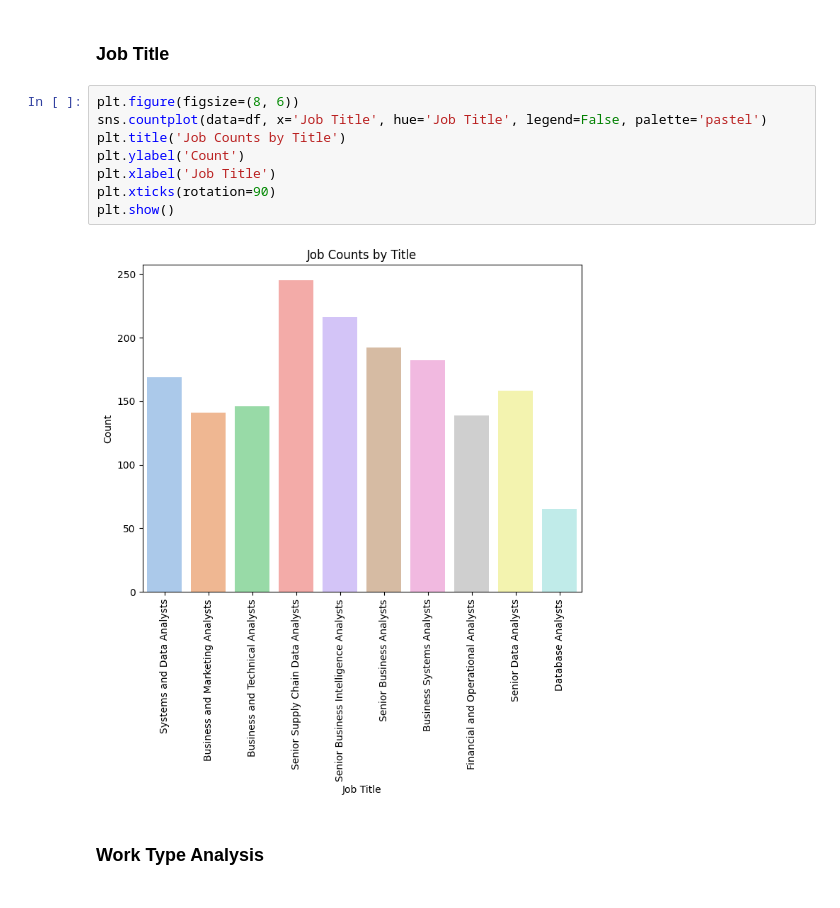
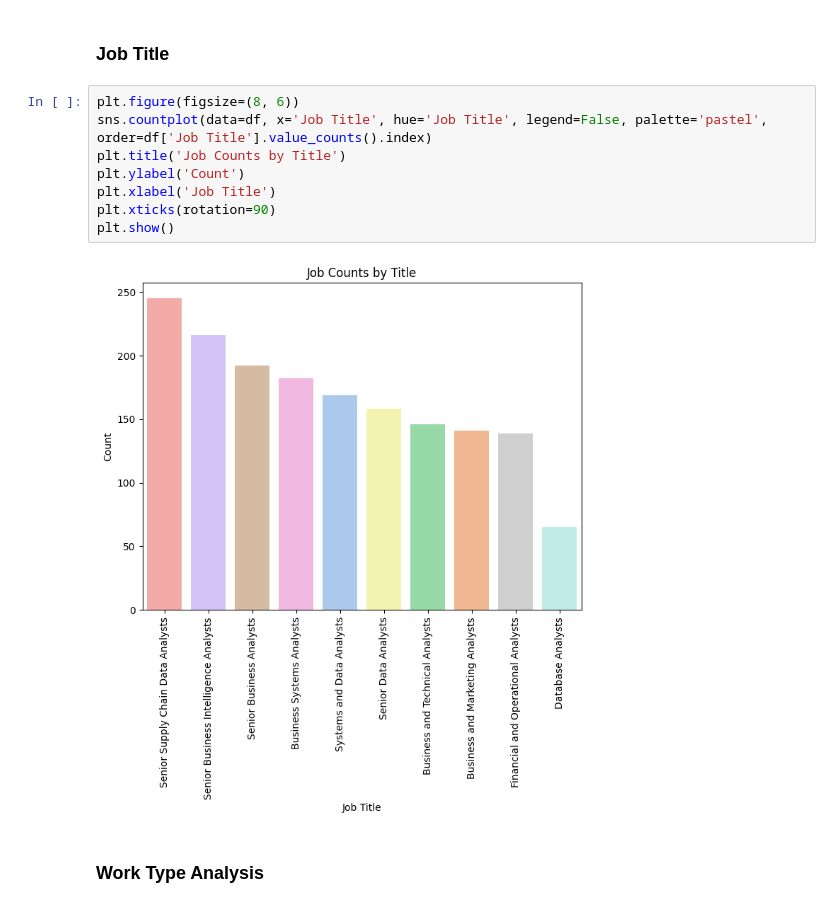
Before and after one commit to d-daphne/DataAnalysisJobsCanadEDA, a Jupyter notebook: DataAnalysisJobInCanada.ipynb, the cells around one changed output. Drawn from its saved outputs; the diff is of its cells as text.

```diff
--- a/DataAnalysisJobInCanada.ipynb
+++ b/DataAnalysisJobInCanada.ipynb
@@ -115,14 +154,14 @@ plt.show()
 ### Job Title
 # %%
 plt.figure(figsize=(8, 6))
-sns.countplot(data=df, x='Job Title', hue='Job Title', legend=False, palette='pastel')
+sns.countplot(data=df, x='Job Title', hue='Job Title', legend=False, palette='pastel', order=df['Job Title'].value_counts().index)
 plt.title('Job Counts by Title')
 plt.ylabel('Count')
 plt.xlabel('Job Title')
 plt.xticks(rotation=90)
 plt.show()
 # %% [output]
-[figure, old version]
+[figure, new version]
 # %% [markdown]
 ### Work Type Analysis
 # %%
```
Also changed, not shown: parts of 14 cells of this notebook.
